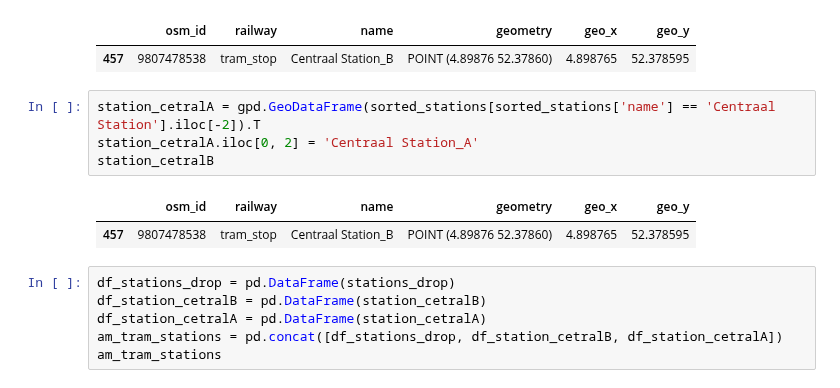
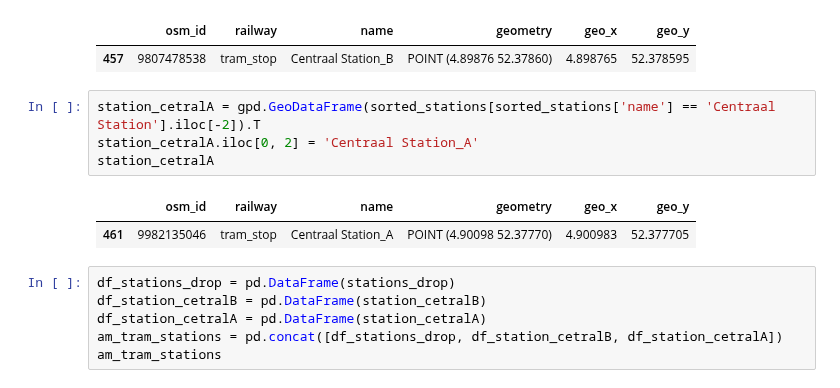
Before and after one commit to SYuGao/uvmt, a Jupyter notebook: notebooks/am_tram_network_modelling.ipynb, the cells around one changed output. Drawn from its saved outputs; the diff is of its cells as text.

Commit message:
Second test of am_tram_network_modelling

```diff
--- a/notebooks/am_tram_network_modelling.ipynb
+++ b/notebooks/am_tram_network_modelling.ipynb
@@ -802,10 +793,10 @@ station_cetralB
 # %%
 station_cetralA = gpd.GeoDataFrame(sorted_stations[sorted_stations['name'] == 'Centraal Station'].iloc[-2]).T
 station_cetralA.iloc[0, 2] = 'Centraal Station_A'
-station_cetralB
+station_cetralA
 # %% [output]
 |  | osm_id | railway | name | geometry | geo_x | geo_y |
-| 457 | 9807478538 | tram_stop | Centraal Station_B | POINT (4.89876 52.37860) | 4.898765 | 52.378595 |
+| 461 | 9982135046 | tram_stop | Centraal Station_A | POINT (4.90098 52.37770) | 4.900983 | 52.377705 |
 # %%
 df_stations_drop = pd.DataFrame(stations_drop)
 df_station_cetralB = pd.DataFrame(station_cetralB)
```
Also changed, not shown: parts of 10 cells of this notebook, 2 other files.
